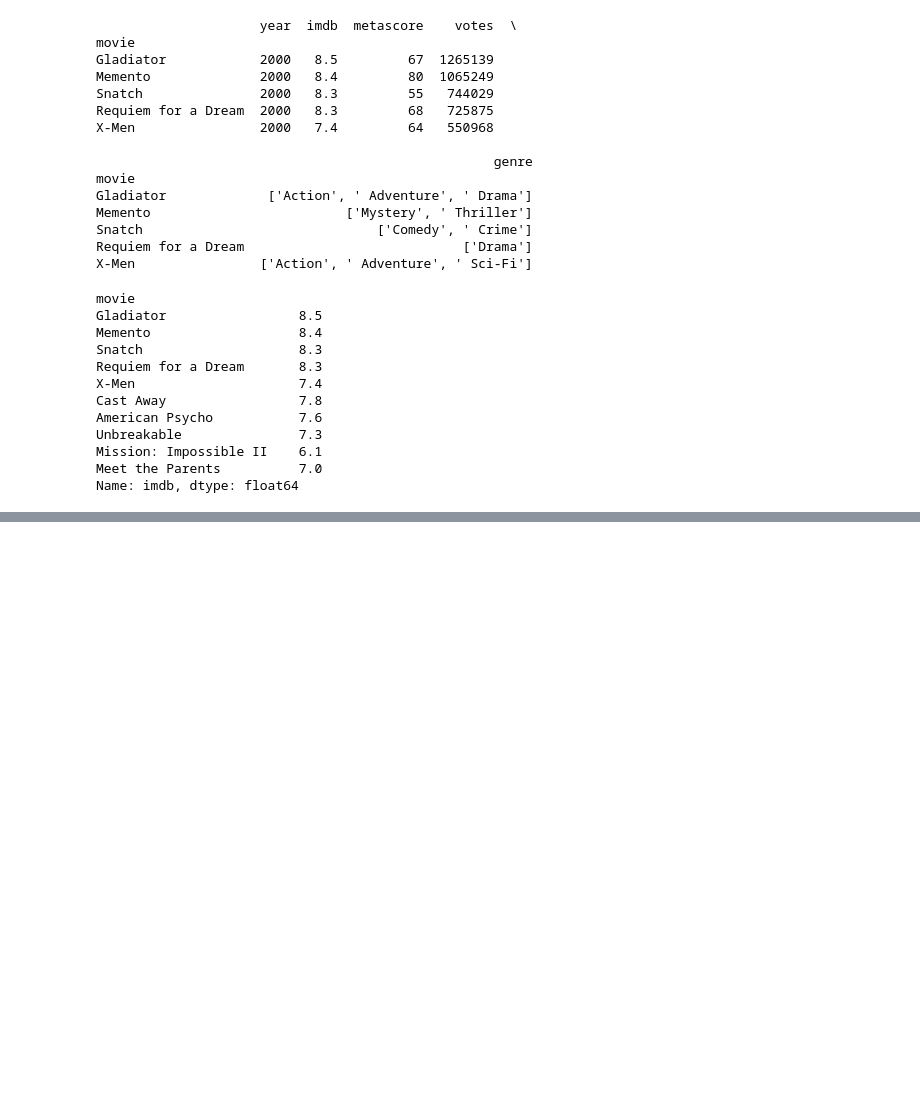
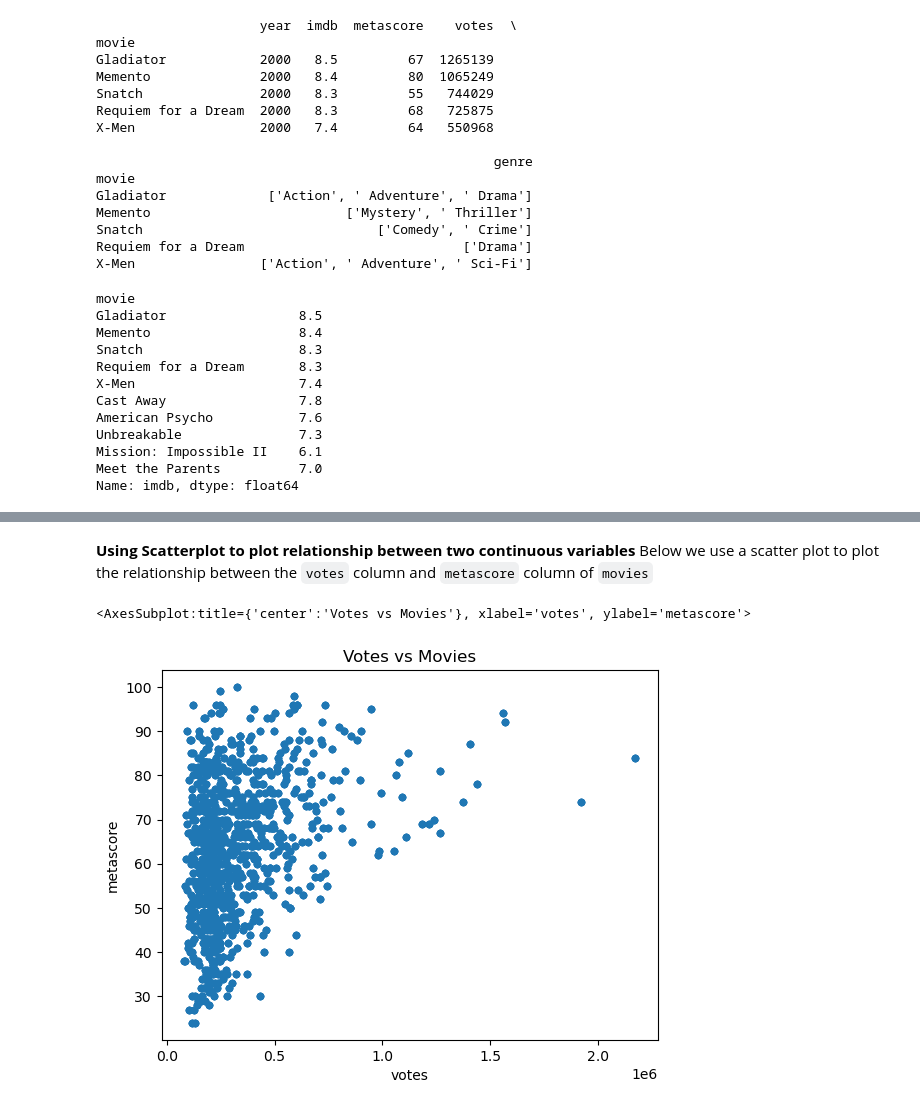
Before and after one commit to francis-ohara/intro-to-data-science, a Jupyter notebook: notebooks/4-exercise.ipynb, the cells around one changed output, grey strips where cells are left out. Saved outputs shown, nothing was run; the diff lists cells and outputs as text; code cells hidden in the pictures; blank space fills up the shorter version.

```diff
--- a/notebooks/4-exercise.ipynb
+++ b/notebooks/4-exercise.ipynb
@@ -1802,0 +2024,10 @@ Name: imdb, dtype: float64
+# %% [markdown]
+**Using Scatterplot to plot relationship between two continuous variables**
+Below we use a scatter plot to plot the relationship between the `votes` column and `metascore` column of `movies`
+# %%
+import matplotlib.pyplot as plt # Importing the matplotlib library required for plotting data.
+
+movies.plot(kind="scatter", x="votes", y="metascore", title="Votes vs Metascore")
+# %% [output]
+<AxesSubplot:title={'center':'Votes vs Movies'}, xlabel='votes', ylabel='metascore'>
+[figure, added]
```
Also changed, not shown: parts of 33 cells of this notebook.
